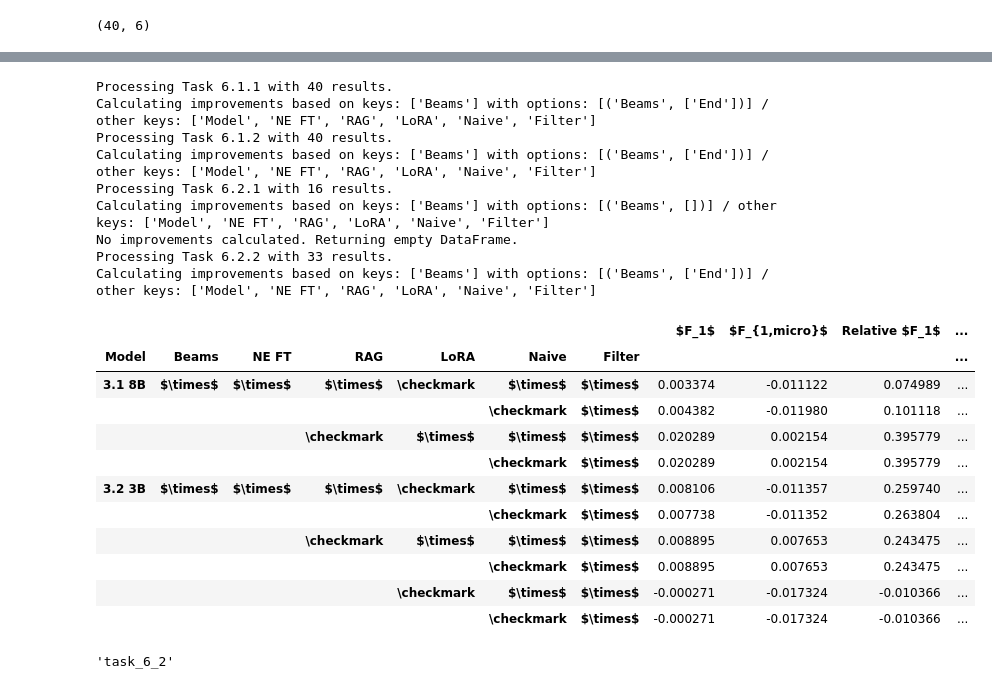
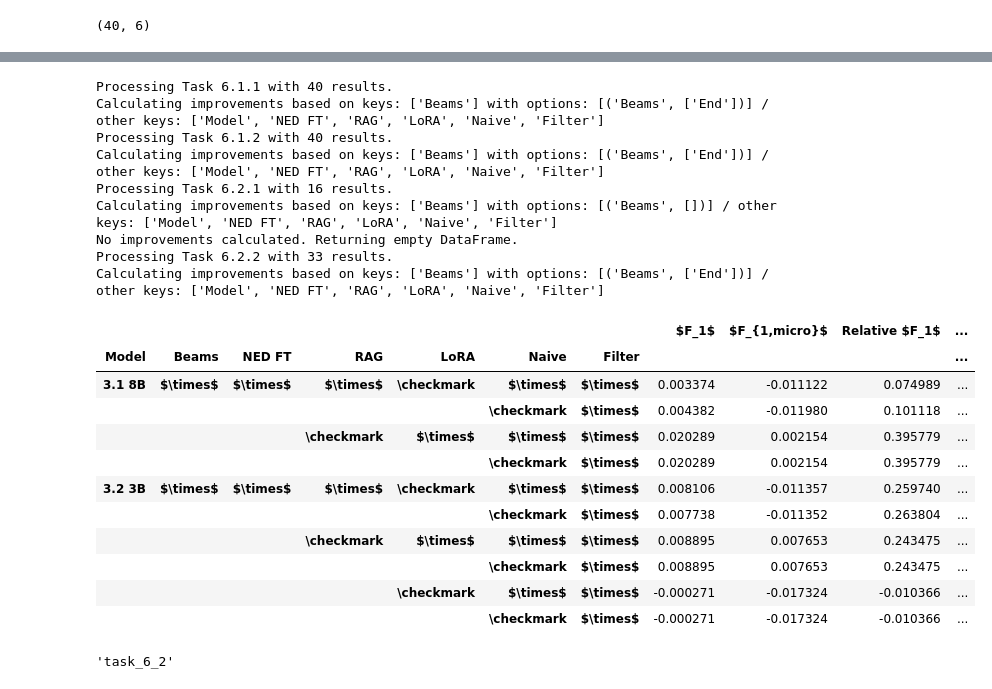
Before and after one commit to Dakantz/CHASTE, a Jupyter notebook: submission/evaluation.ipynb, the cells around one changed output, grey strips where cells are left out. Drawn from its saved outputs; the diff is of its cells as text; code cells hidden in the pictures.

```diff
--- a/submission/evaluation.ipynb
+++ b/submission/evaluation.ipynb
@@ -171,7 +171,7 @@ def scoring_to_df(
             "Set",
             "Model",
             "Beams",
-            "NE FT",
+            "NED FT",
             "RAG",
             "LoRA",
             "Naive",
@@ -340,14 +336,28 @@ tasks = {
     "6.2.2": task_6_2_2_df,
 }
 average_improvements = []
+
+
 for task_name, task_df in tasks.items():
     print(f"Processing Task {task_name} with {len(task_df)} results.")
     task_name_formatted = re.sub(r"\.", "_", task_name)
+
     task_df.style.highlight_max(axis=0, props="textbf:--rwrap;").format(
         lambda v: f"{v:.2f}" if isinstance(v, float) else v
     ).to_latex(
-        report_dir / f"task_{task_name_formatted}.tex",
+        report_dir / f"task_{task_name_formatted}_full.tex",
         caption=f"{mode} Set Results for Task {task_name}" + merge_caption,
+        label=f"tab:task:{task_name_formatted}{lbl_xtra}:full",
+        clines="all;data",
+        hrules=True,
+    )
+    top_k = 10
+    task_df_top = df_topk(task_df, top_k)
+    task_df_top.style.highlight_max(axis=0, props="textbf:--rwrap;").format(
+        lambda v: f"{v:.2f}" if isinstance(v, float) else v
+    ).to_latex(
+        report_dir / f"task_{task_name_formatted}_top.tex",
+        caption=f"Top {top_k} {mode} Set Results for Task {task_name}" + merge_caption,
         label=f"tab:task:{task_name_formatted}{lbl_xtra}",
         clines="all;data",
         hrules=True,
@@ -356,7 +366,13 @@ for task_name, task_df in tasks.items():
     mean_improvements = task_df_improved.mean()
 
     task_df_improved.style.format(
-        lambda v: f"+\\textcolor{{DarkGreen}}{{{v:.2f}}}" if v > 0 else f"\\textcolor{{DarkRed}}{{{v:.2f}}}" if isinstance(v, float) else v
+        lambda v: (
+            f"+\\textcolor{{DarkGreen}}{{{v:.2f}}}"
+            if v > 0
+            else f"\\textcolor{{DarkRed}}{{{v:.2f}}}"
+            if isinstance(v, float)
+            else v
+        )
     ).to_latex(
         report_dir / f"task_{task_name_formatted}_improve.tex",
         caption=f"{mode} Set Improvements for Task {task_name}" + merge_caption,
@@ -367,14 +383,14 @@ for task_name, task_df in tasks.items():
     average_improvements.append(mean_improvements.to_dict() | {"Task": task_name})
 # %% [output]
 Processing Task 6.1.1 with 40 results.
-Calculating improvements based on keys: ['Beams'] with options: [('Beams', ['End'])] / other keys: ['Model', 'NE FT', 'RAG', 'LoRA', 'Naive', 'Filter']
+Calculating improvements based on keys: ['Beams'] with options: [('Beams', ['End'])] / other keys: ['Model', 'NED FT', 'RAG', 'LoRA', 'Naive', 'Filter']
 Processing Task 6.1.2 with 40 results.
-Calculating improvements based on keys: ['Beams'] with options: [('Beams', ['End'])] / other keys: ['Model', 'NE FT', 'RAG', 'LoRA', 'Naive', 'Filter']
+Calculating improvements based on keys: ['Beams'] with options: [('Beams', ['End'])] / other keys: ['Model', 'NED FT', 'RAG', 'LoRA', 'Naive', 'Filter']
 Processing Task 6.2.1 with 16 results.
-Calculating improvements based on keys: ['Beams'] with options: [('Beams', [])] / other keys: ['Model', 'NE FT', 'RAG', 'LoRA', 'Naive', 'Filter']
+Calculating improvements based on keys: ['Beams'] with options: [('Beams', [])] / other keys: ['Model', 'NED FT', 'RAG', 'LoRA', 'Naive', 'Filter']
 No improvements calculated. Returning empty DataFrame.
 Processing Task 6.2.2 with 33 results.
-Calculating improvements based on keys: ['Beams'] with options: [('Beams', ['End'])] / other keys: ['Model', 'NE FT', 'RAG', 'LoRA', 'Naive', 'Filter']
+Calculating improvements based on keys: ['Beams'] with options: [('Beams', ['End'])] / other keys: ['Model', 'NED FT', 'RAG', 'LoRA', 'Naive', 'Filter']
 # %%
 avg_improvements_df = pd.DataFrame(average_improvements).set_index("Task")
 avg_improvements_df.style.format(
@@ -388,34 +404,34 @@ avg_improvements_df.style.format(
     hrules=True,
 )
 # %%
-from constrerl.utils import calculate_improvements
+from constrerl.utils import calculate_relative_improvements
 
 pairs = {
     "Task 6.1": [task_6_1_1_df, task_6_1_2_df],
     "Task 6.2": [task_6_2_1_df, task_6_2_2_df],
 }
 for task_name, (df1, df2) in pairs.items():
     task_name_formatted = re.sub(r"(\.| )", "_", task_name).strip().lower()
-    disambiguation_changes = calculate_improvements(df1, df2)
+    disambiguation_changes = calculate_relative_improvements(df1, df2)
     disambiguation_changes.style.format(
         lambda v: (
             f"+\\textcolor{{DarkGreen}}{{{v:.2f}}}"
             if v > 0
             else f"\\textcolor{{DarkRed}}{{{v:.2f}}}"
             if isinstance(v, float)
             else v
         )
     ).to_latex(
         report_dir / f"{task_name_formatted}_disambiguation.tex",
         caption=f"{mode} Set Disambiguation Changes for {task_name}",
         label=f"tab:task:{task_name_formatted}{lbl_xtra}_disambiguation",
         clines="all;data",
         hrules=True,
     )
 disambiguation_changes
 # %% [output]
 |  |  |  |  |  |  |  | $F_1$ | $F_{1,micro}$ | Relative $F_1$ | ... |
-| Model | Beams | NE FT | RAG | LoRA | Naive | Filter |  |  |  | ... |
+| Model | Beams | NED FT | RAG | LoRA | Naive | Filter |  |  |  | ... |
 | 3.1 8B | $\times$ | $\times$ | $\times$ | \checkmark | $\times$ | $\times$ | 0.003374 | -0.011122 | 0.074989 | ... |
 |  |  |  |  |  | \checkmark | $\times$ | 0.004382 | -0.011980 | 0.101118 | ... |
 |  |  |  | \checkmark | $\times$ | $\times$ | $\times$ | 0.020289 | 0.002154 | 0.395779 | ... |
```
Also changed, not shown: parts of 10 cells of this notebook, 3 other files.
